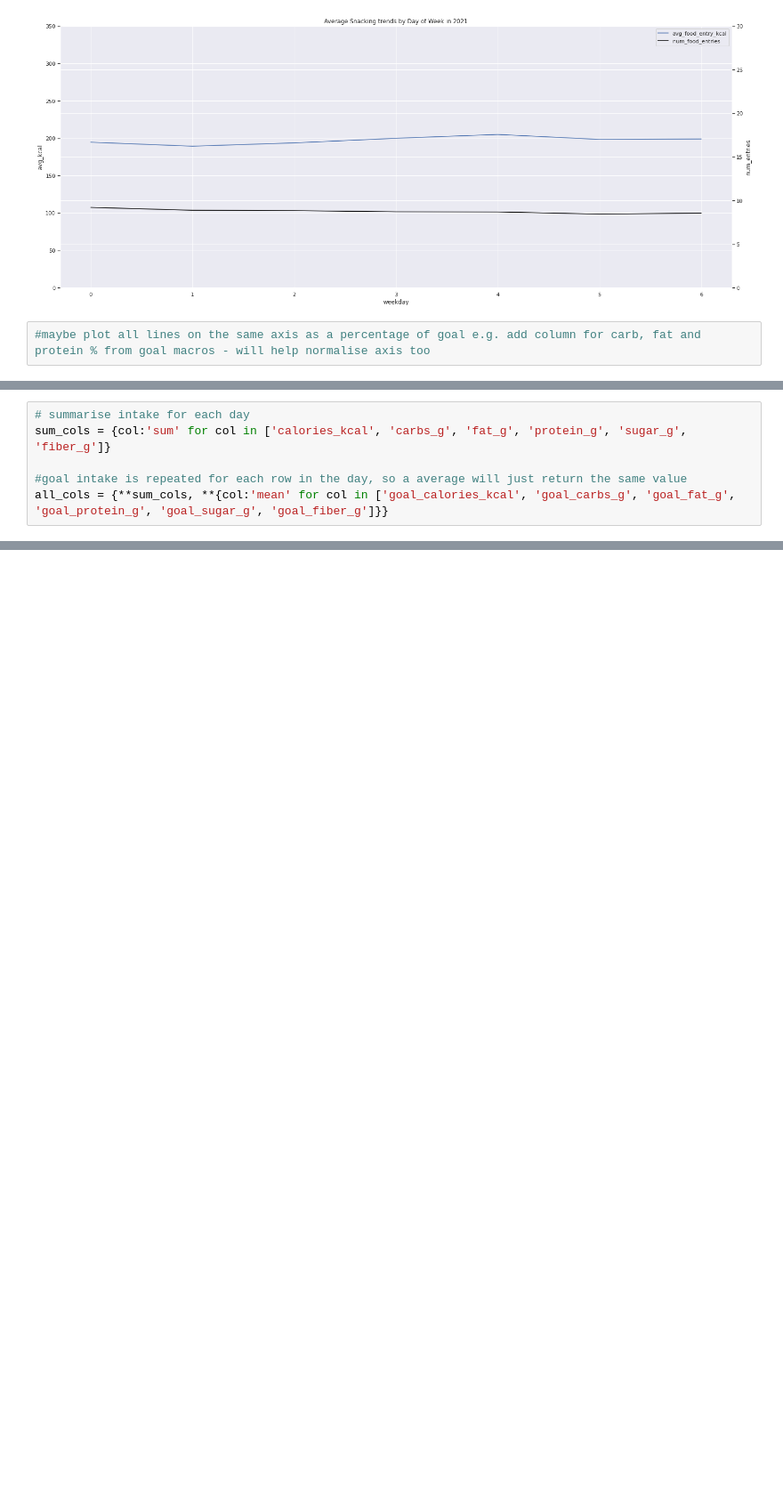
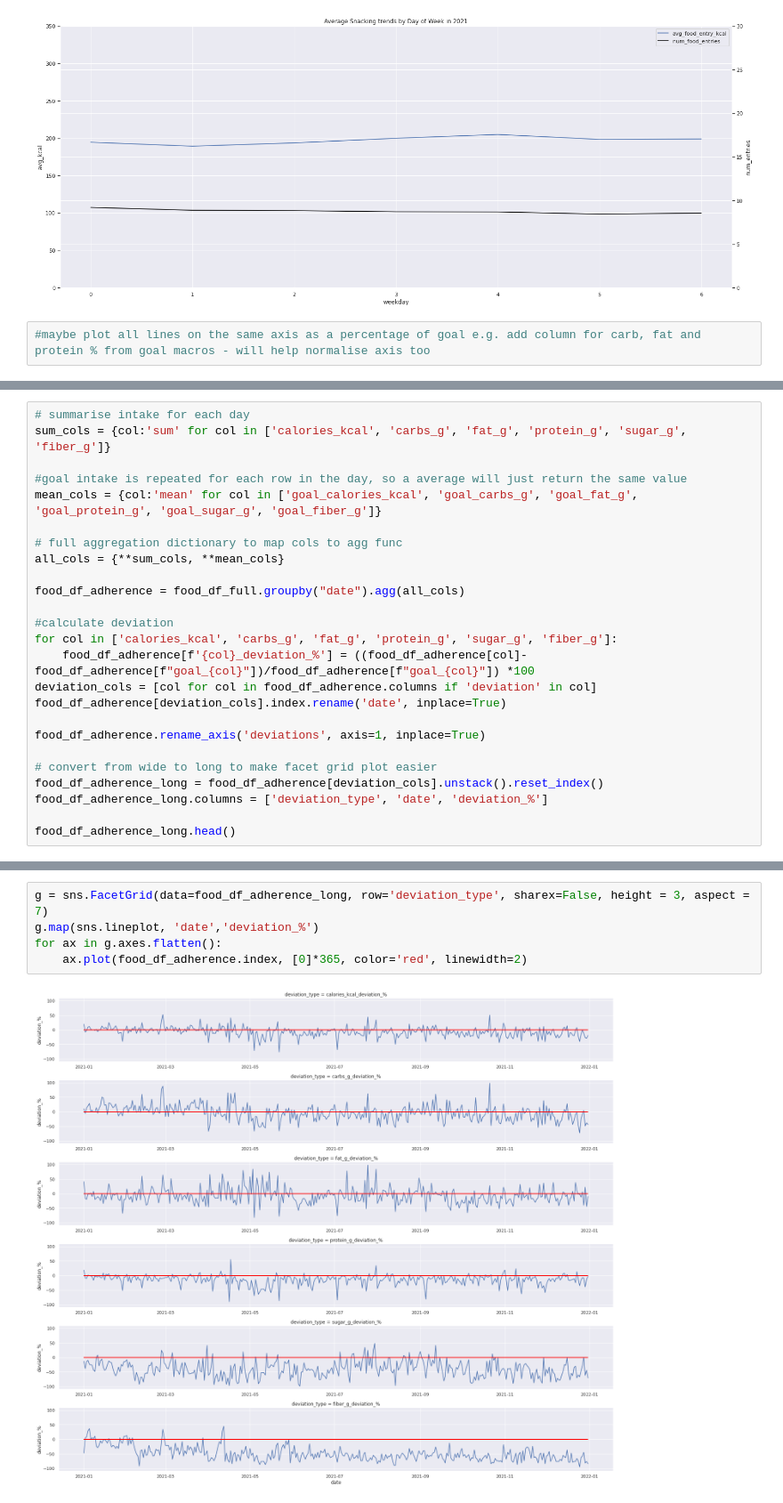
Before and after one commit to ismailmo1/mfp-wrapped, a Jupyter notebook: food_eda.ipynb, the cells around one changed output, grey strips where cells are left out. Shown at 89% size. Saved outputs shown, nothing was run; the diff lists cells and outputs as text; blank space fills up the shorter version.

Commit message:
adherence analysis

```diff
--- a/food_eda.ipynb
+++ b/food_eda.ipynb
@@ -406,4 +406,23 @@ I will measure adherence as the absolute percentage difference between goal and
 sum_cols = {col:'sum' for col in ['calories_kcal', 'carbs_g', 'fat_g', 'protein_g', 'sugar_g', 'fiber_g']}
 
 #goal intake is repeated for each row in the day, so a average will just return the same value
-all_cols = {**sum_cols, **{col:'mean' for col in ['goal_calories_kcal', 'goal_carbs_g', 'goal_fat_g', 'goal_protein_g', 'goal_sugar_g', 'goal_fiber_g']}}
+mean_cols = {col:'mean' for col in ['goal_calories_kcal', 'goal_carbs_g', 'goal_fat_g', 'goal_protein_g', 'goal_sugar_g', 'goal_fiber_g']}
+
+# full aggregation dictionary to map cols to agg func
+all_cols = {**sum_cols, **mean_cols}
+
+food_df_adherence = food_df_full.groupby("date").agg(all_cols)
+
+#calculate deviation
+for col in ['calories_kcal', 'carbs_g', 'fat_g', 'protein_g', 'sugar_g', 'fiber_g']:
+    food_df_adherence[f'{col}_deviation_%'] = ((food_df_adherence[col]-food_df_adherence[f"goal_{col}"])/food_df_adherence[f"goal_{col}"]) *100
+deviation_cols = [col for col in food_df_adherence.columns if 'deviation' in col]
+food_df_adherence[deviation_cols].index.rename('date', inplace=True)
+
+food_df_adherence.rename_axis('deviations', axis=1, inplace=True)
+
+# convert from wide to long to make facet grid plot easier
+food_df_adherence_long = food_df_adherence[deviation_cols].unstack().reset_index()
+food_df_adherence_long.columns = ['deviation_type', 'date', 'deviation_%']
+
+food_df_adherence_long.head()
@@ -426,0 +440,7 @@ food_df_full.groupby("date").agg(all_cols)
+# %%
+g = sns.FacetGrid(data=food_df_adherence_long, row='deviation_type', sharex=False, height = 3, aspect = 7)
+g.map(sns.lineplot, 'date','deviation_%')
+for ax in g.axes.flatten():
+    ax.plot(food_df_adherence.index, [0]*365, color='red', linewidth=2)
+# %% [output]
+[figure, added]
```
Also changed, not shown: parts of 5 cells of this notebook.
